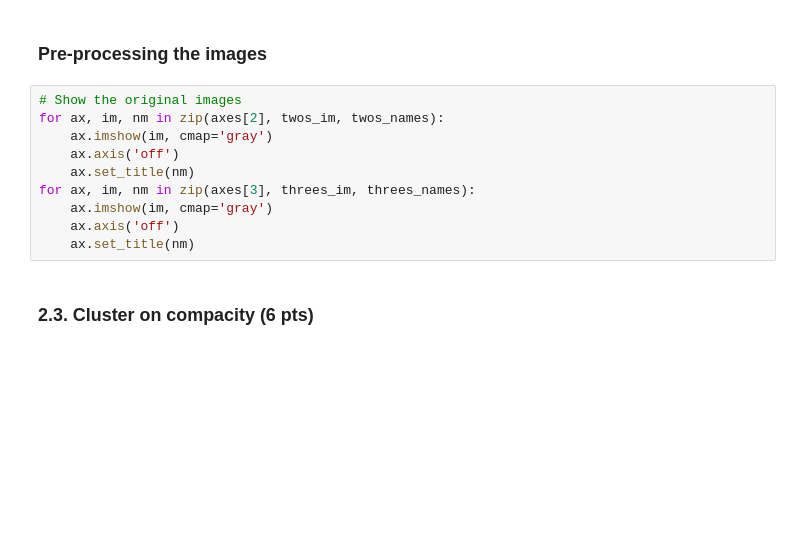
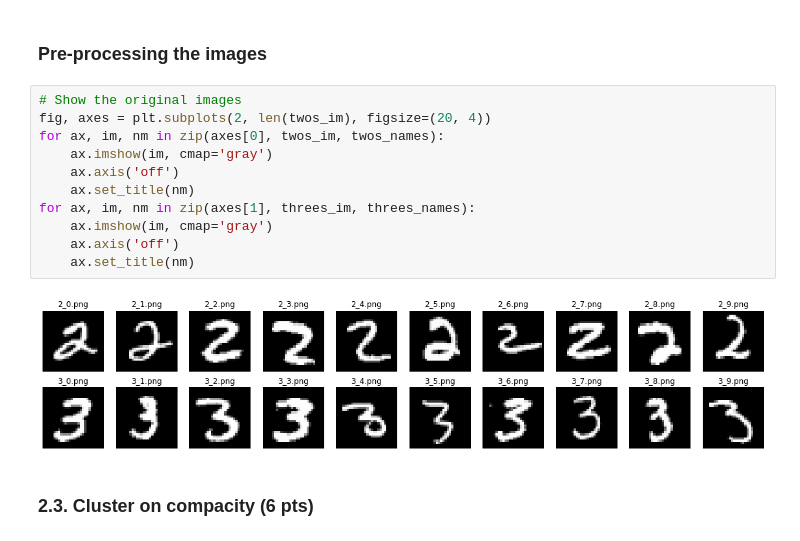
Before and after one commit to mrizaarseven98/do-not-cheat, a Jupyter notebook: labs/lab_02_object_description.ipynb, the cells around one changed output. Drawn from its saved outputs; the diff is of its cells as text; blank space fills up the shorter version.

```diff
--- a/labs/lab_02_object_description.ipynb
+++ b/labs/lab_02_object_description.ipynb
@@ -301,14 +301,17 @@ In this part, you will use the "2"s and "3"s images.
 ### Pre-processing the images
 # %%
 # Show the original images
-for ax, im, nm in zip(axes[2], twos_im, twos_names):
+fig, axes = plt.subplots(2, len(twos_im), figsize=(20, 4))
+for ax, im, nm in zip(axes[0], twos_im, twos_names):
     ax.imshow(im, cmap='gray')
     ax.axis('off')
     ax.set_title(nm)
-for ax, im, nm in zip(axes[3], threes_im, threes_names):
+for ax, im, nm in zip(axes[1], threes_im, threes_names):
     ax.imshow(im, cmap='gray')
     ax.axis('off')
     ax.set_title(nm)
+# %% [output]
+[figure, added]
 # %% [markdown]
 ### 2.3. Cluster on compacity (6 pts)
 # %%
```
